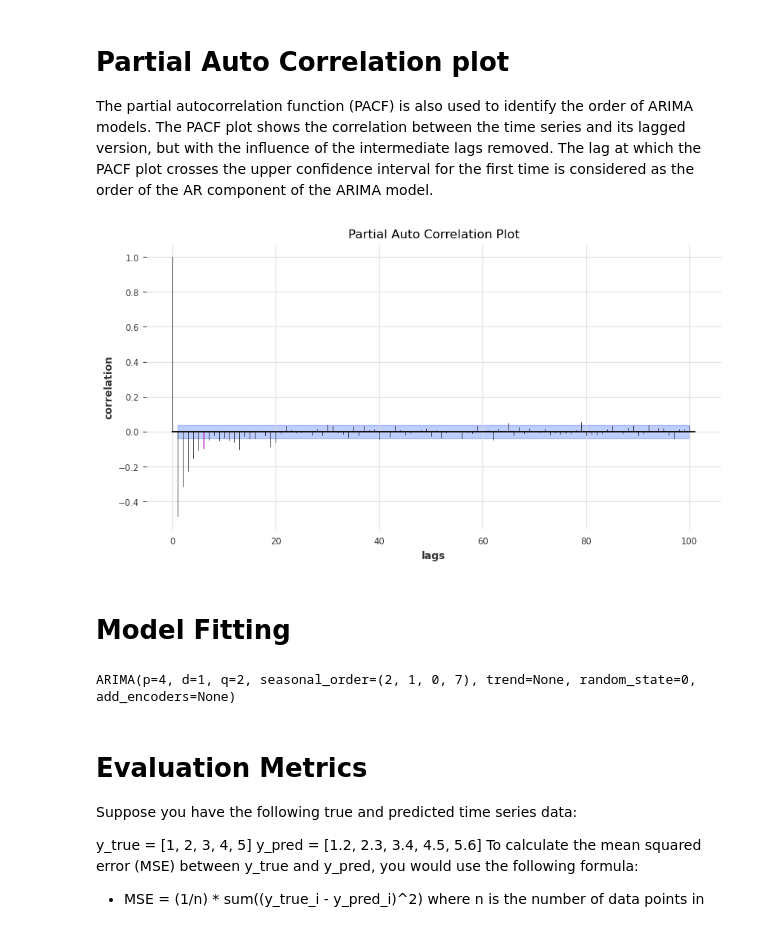
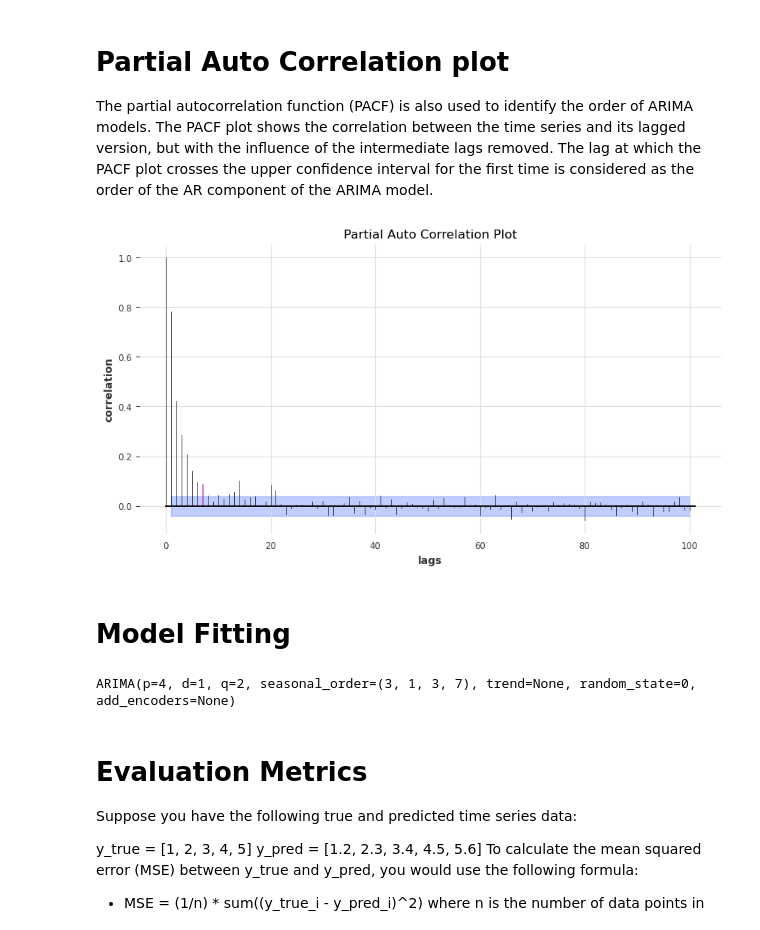
Before and after one commit to iffishells/Sleep-Pattern-Forecasting, a Jupyter notebook: main-verison-02.ipynb, the cells around one changed output. Cells and saved outputs as stored; diff of their text form; code cells hidden in the pictures.

```diff
--- a/main-verison-02.ipynb
+++ b/main-verison-02.ipynb
@@ -372,20 +389,23 @@ fig.show()
 # %% [markdown]
 # Training Data on different Sampling Freq
 # %%
-df_train_indexed = merged_df_train.set_index('date')
-df_train_36_hourly = df_train_indexed['sleep_hours'].resample('36h').sum().reset_index()
-df_train_48_hourly = df_train_indexed['sleep_hours'].resample('48h').sum().reset_index()
+df_indexed = merged_df.set_index('date')
+# These lines perform resampling on the 'sleep_hours' column of the df_indexed DataFrame.
+# They aggregate the data into 36-hour and 48-hour intervals and calculate the sum of 'sleep_hours' within each interval.
+# The resulting resampled data is stored in the df_36_hourly and df_48_hourly
+df_36_hourly = df_indexed['sleep_hours'].resample('36h').sum().reset_index()
+df_48_hourly = df_indexed['sleep_hours'].resample('48h').sum().reset_index()
 
 fig = go.Figure()
 
 # Add the 12-hourly line plot
-fig.add_trace(go.Scatter(x=df_train_36_hourly['date'], y=df_train_36_hourly['sleep_hours'], mode='lines', name='36-Hourly'))
-fig.add_trace(go.Scatter(x=df_train_36_hourly['date'], y=df_train_36_hourly['sleep_hours'], mode='markers', name='36-Hourly'))
+fig.add_trace(go.Scatter(x=df_36_hourly['date'], y=df_36_hourly['sleep_hours'], mode='lines', name='36-Hourly'))
+fig.add_trace(go.Scatter(x=df_36_hourly['date'], y=df_36_hourly['sleep_hours'], mode='markers', name='36-Hourly'))
 
 
 
-fig.add_trace(go.Scatter(x=df_train_48_hourly['date'], y=df_train_48_hourly['sleep_hours'], mode='lines', name='48-Hourly'))
-fig.add_trace(go.Scatter(x=df_train_48_hourly['date'], y=df_train_48_hourly['sleep_hours'], mode='markers', name='48-Hourly'))
+fig.add_trace(go.Scatter(x=df_48_hourly['date'], y=df_48_hourly['sleep_hours'], mode='lines', name='48-Hourly'))
+fig.add_trace(go.Scatter(x=df_48_hourly['date'], y=df_48_hourly['sleep_hours'], mode='markers', name='48-Hourly'))
 
 # Customize the axes labels
 fig.update_layout(xaxis_title='Date', yaxis_title='Sleep Hours')
@@ -399,3 +419,10 @@ fig.update_layout(title='Sleep Hours by Date')
 
 # Display the plot
 fig.show()
+
+# summary:
+# The code uses Plotly graph objects to create a plot showing the sleep hours by date at 36-hour and 48-hour intervals.
+# It adds scatter traces for both the line plot and the individual data points for each interval.
+# The axes labels, grid lines, and title are customized. The final plot will show the sleep hours
+# at different intervals, with line plots and markers, along with customized labels, grid lines,
+# and title for an informative visualization of the sleep hour trends over time.
@@ -473,11 +473,11 @@ Weak evidence against null hypothesis that means time series has a unit root whi
 # %%
 
 # converting dataframe to time series object to make the data to fit the model
-time_series_daily = TimeSeries.from_dataframe(merged_df_train,'date','sleep_hours',freq='D' ,fill_missing_dates=True,fillna_value=True)
+time_series_daily = TimeSeries.from_dataframe(merged_df,'date','sleep_hours',freq='D' ,fill_missing_dates=True,fillna_value=True)
 
 
 # splting the datsets 98% for training the mode and 2% for testing the model
-train , test = time_series_daily.split_after(0.98)
+train , test = time_series_daily.split_after(0.90)
 
 # print the shape of train and test data
 print('Shape of train set : ',train.pd_dataframe().shape)
@@ -520,14 +520,14 @@ The partial autocorrelation function (PACF) is also used to identify the order o
 # %%
 
 from darts.utils.statistics import plot_acf,plot_pacf
-plot_pacf(time_series_daily.diff(1), m=6, max_lag=100,  fig_size=(10, 5), axis=None, default_formatting=True)
+plot_pacf(time_series_daily, m=7, max_lag=100,  fig_size=(10, 5), axis=None, default_formatting=True)
 
 plt.xlabel('lags')
 plt.ylabel('correlation')
 plt.title('Partial Auto Correlation Plot')
 plt.show()
 # %% [output]
-[figure, old version]
+[figure, new version]
 # %% [markdown]
 # Model Fitting
 # %%
@@ -539,12 +539,12 @@ from darts.models.forecasting.arima import ARIMA
 arima_model =  ARIMA(p= 4 , #, for Auto regressive parameter
                      d=1  , # for difference to make the data is statioanry
                      q = 2 ,  # for the moving Average,
-                     seasonal_order=(2, 1, 0, 7)
+                     seasonal_order=(3, 1, 3, 7)
                      )
 
 arima_model.fit(train)
 # %% [output]
-ARIMA(p=4, d=1, q=2, seasonal_order=(2, 1, 0, 7), trend=None, random_state=0, add_encoders=None)
+ARIMA(p=4, d=1, q=2, seasonal_order=(3, 1, 3, 7), trend=None, random_state=0, add_encoders=None)
 # %%
 predictions = arima_model.predict(Horizan)
 # %%
```
Also changed, not shown: parts of 15 cells of this notebook, 24 other files.
